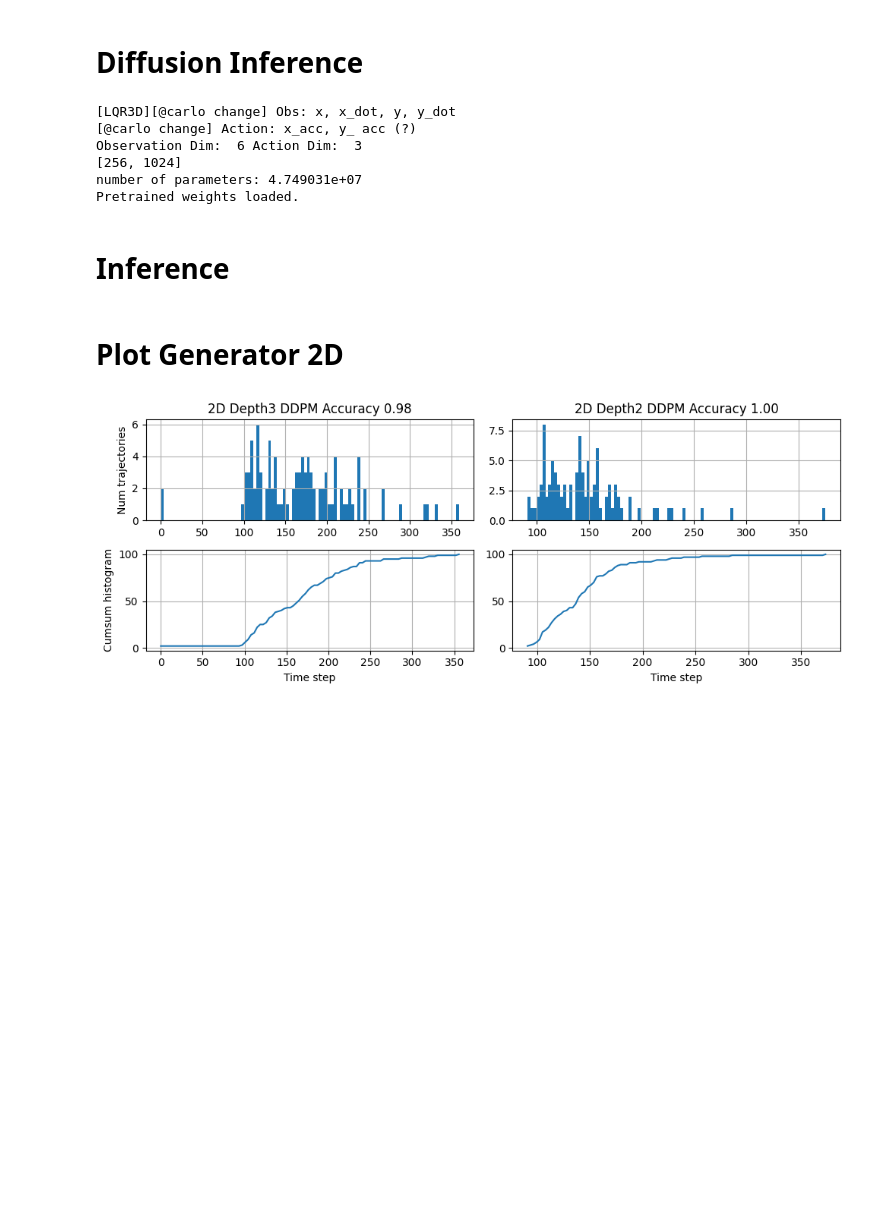
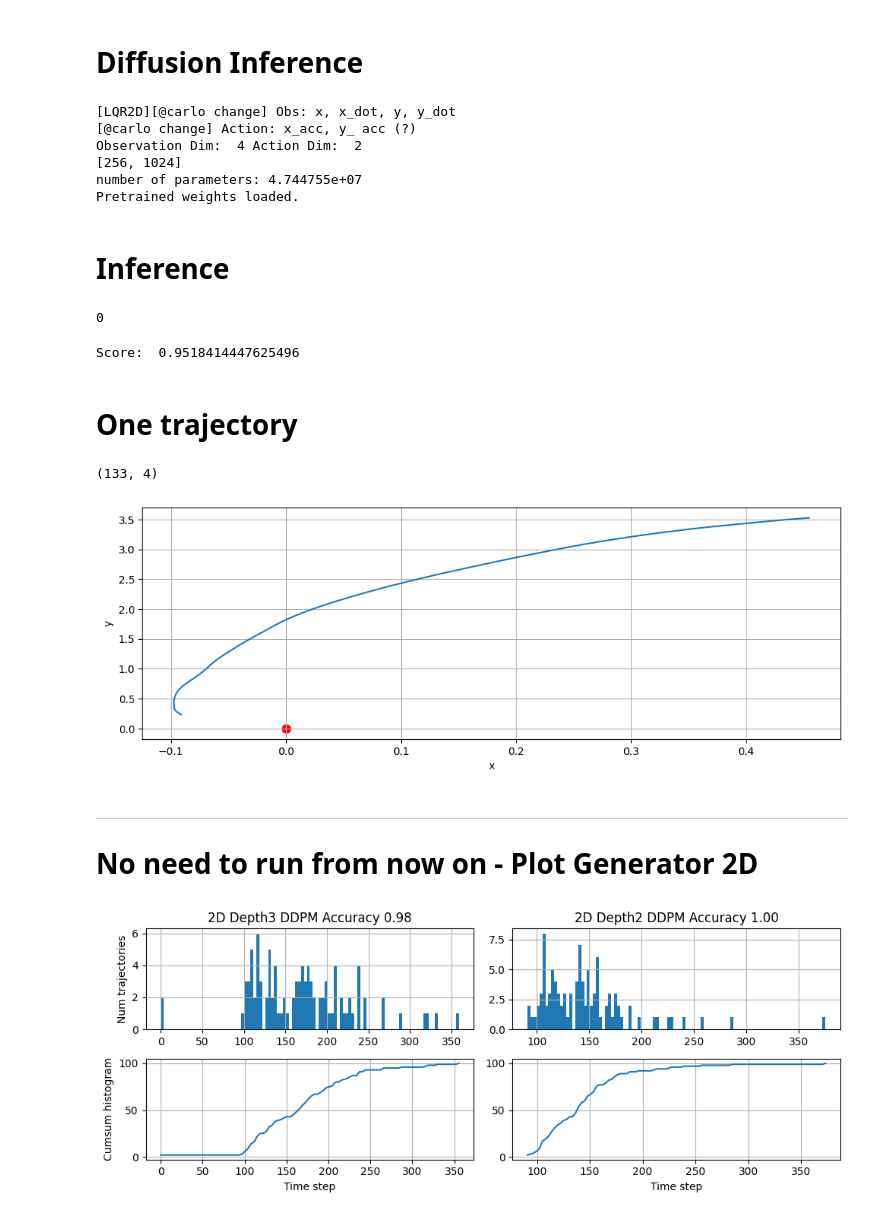
Before and after one commit to matteoguarrera/planning, a Jupyter notebook: DiffusionInference.ipynb, the cells around one changed output. Saved outputs shown, nothing was run; the diff lists cells and outputs as text; code cells hidden in the pictures; blank space fills up the shorter version.

```diff
--- a/DiffusionInference.ipynb
+++ b/DiffusionInference.ipynb
@@ -11,17 +11,17 @@ dataset_pushT = load_dataset_push_t()
 
 
 # ### 2D Inference ####
-# A_mat, B_mat, _, _, _, _ = dynamics_2D()
-# dataset_ours, obs_dim, action_dim, name, fn_distance, fn_speed = load_dataset_lqr2d()
+A_mat, B_mat, _, _, _, _ = dynamics_2D()
+dataset_ours, obs_dim, action_dim, name, fn_distance, fn_speed = load_dataset_lqr2d()
 # # ckpt_path = 'pretrained/LQR2D_shr1_100_edim256_ks5_par6_53e07_04_23_23_37_29/model_ema_LQR2D_99.ckpt' # full model
-# ckpt_path = 'pretrained/LQR2D_shr1_100_edim256_ks5_par4_74e07_04_24_09_04_47/model_ema_LQR2D_99.ckpt' # small model
+ckpt_path = 'pretrained/LQR2D_shr1_100_edim256_ks5_par4_74e07_04_24_09_04_47/model_ema_LQR2D_99.ckpt' # small model
 
 
-#### 3D Inference ####
-A_mat, B_mat, _, _, _, name = dynamics_3D()
-dataset_ours, obs_dim, action_dim, name, fn_distance, fn_speed = load_dataset_lqr3d()
-# ckpt_path = 'pretrained/LQR3D_shr1_100_edim256_ks5_par6_54e07_04_24_02_31_08/model_ema_LQR3D_99.ckpt' # full model
-ckpt_path = 'pretrained/LQR3D_shr1_100_edim256_ks5_par4_75e07_04_24_11_25_57/model_ema_LQR3D_99.ckpt' # small model
+# #### 3D Inference ####
+# A_mat, B_mat, _, _, _, name = dynamics_3D()
+# dataset_ours, obs_dim, action_dim, name, fn_distance, fn_speed = load_dataset_lqr3d()
+# # ckpt_path = 'pretrained/LQR3D_shr1_100_edim256_ks5_par6_54e07_04_24_02_31_08/model_ema_LQR3D_99.ckpt' # full model
+# ckpt_path = 'pretrained/LQR3D_shr1_100_edim256_ks5_par4_75e07_04_24_11_25_57/model_ema_LQR3D_99.ckpt' # small model
 
 
 #### Drone Inference ####
@@ -80,18 +80,18 @@ ema_noise_pred_net = noise_pred_net
 ema_noise_pred_net.load_state_dict(state_dict)
 print('Pretrained weights loaded.')
 # %% [output]
-[LQR3D][@carlo change] Obs: x, x_dot, y, y_dot
+[LQR2D][@carlo change] Obs: x, x_dot, y, y_dot
 [@carlo change] Action: x_acc, y_ acc (?)
-Observation Dim:  6 Action Dim:  3
+Observation Dim:  4 Action Dim:  2
 [256, 1024]
-number of parameters: 4.749031e+07
+number of parameters: 4.744755e+07
 Pretrained weights loaded.
 # %% [markdown]
 # **Inference**
 # %%
 # limit enviornment interaction to 200 steps before termination
 max_steps = 400
-n_sim = 100
+n_sim = 1
 
 ended_correctly = 0
 REWARD = np.zeros((n_sim, 3))
@@ -225,4 +225,7 @@ for n_sim_idx in range(n_sim):
     # from IPython.display import Video
     # vwrite('vis.mp4', imgs)
     # Video('vis.mp4', embed=True, width=256, height=256)
+# %% [output]
+0
+Score:  0.9518414447625496
 # %%
@@ -231,5 +234,20 @@ with open(f'datasets/inference_3D_depth{len(down_dims)}.pkl', 'wb') as handle:
+# %% [markdown]
+# One trajectory
+# %%
+OBS = np.array(OBS)
+print(OBS.shape)
+T_end = 100
+fig, ax1 = plt.subplots(1,1, figsize = (12,4))
+ax1.plot(OBS[:T_end,0], OBS[:T_end,2]); ax1.scatter(0,0, color= 'r', linewidth=3,);
+ax1.set_xlabel('x'); ax1.set_ylabel('y'); ax1.grid()
+
+plt.show()
+# %% [output]
+(133, 4)
+[figure, added]
 # %% [markdown]
-# Plot Generator 2D
+---
+# No need to run from now on - Plot Generator 2D
 # %%
 f = open('datasets/inference_2D_depth3.pkl', 'rb')
 test_2d = pickle.load(f)
```
Also changed, not shown: parts of 2 cells of this notebook, 3 other files.
